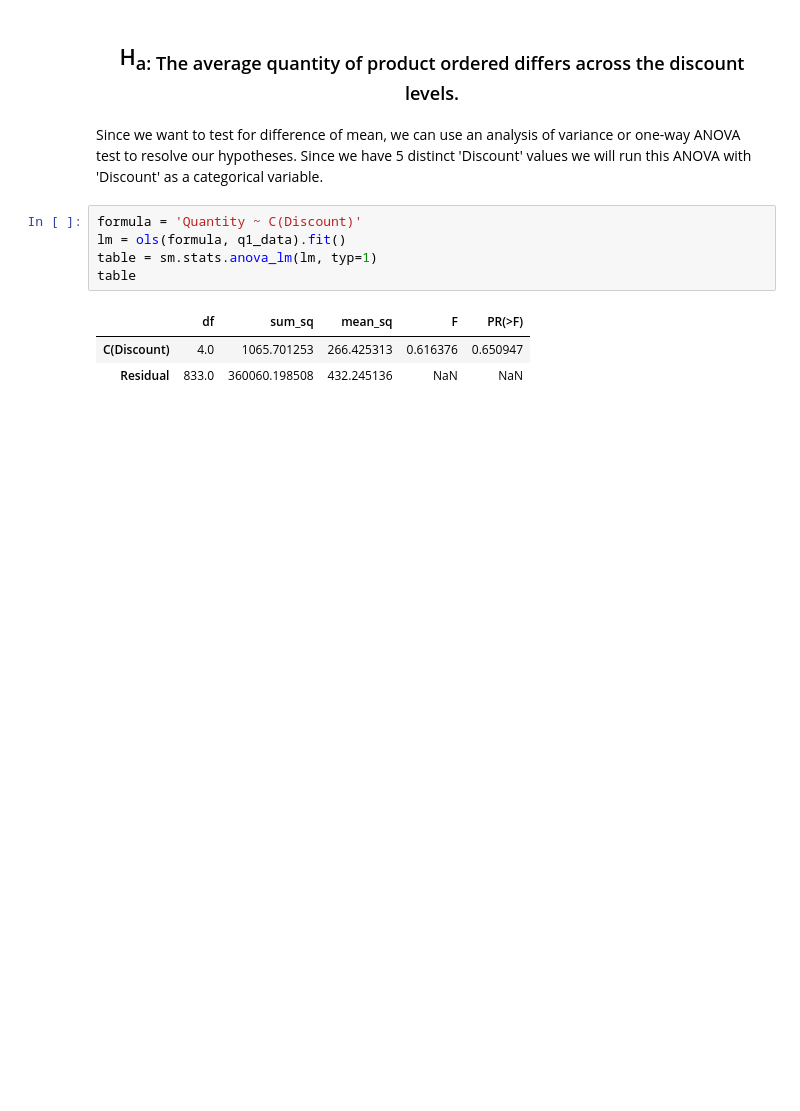
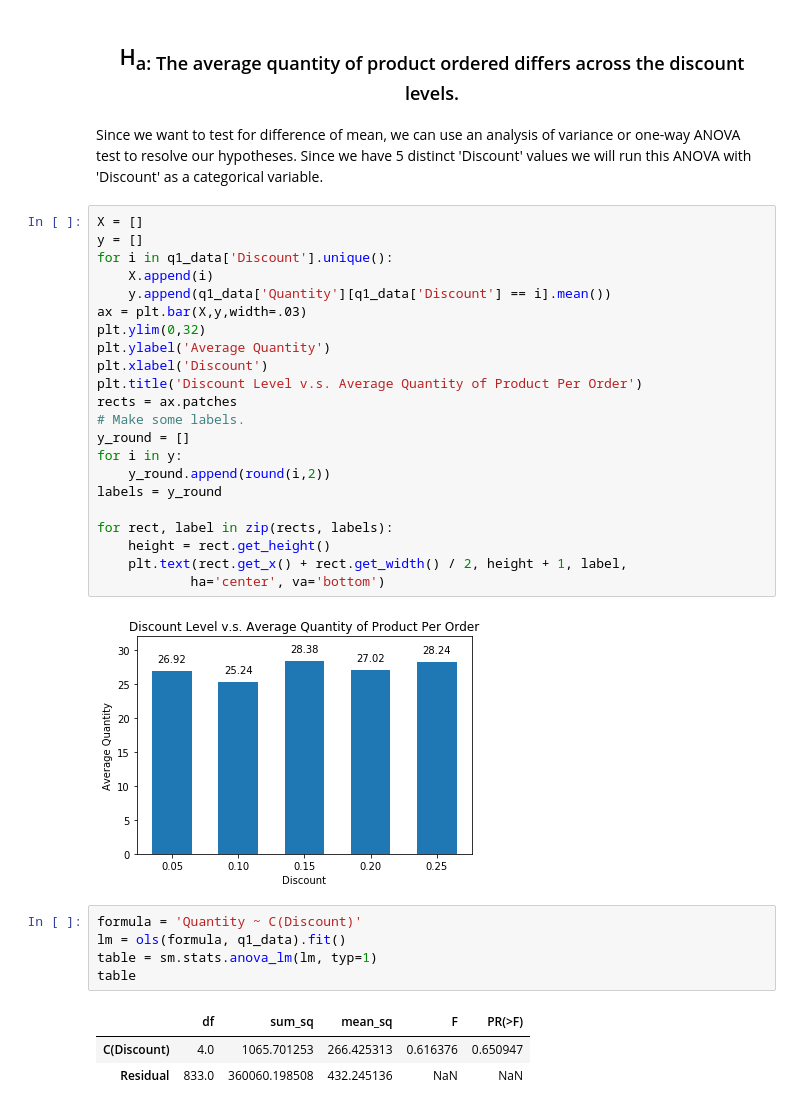
Before and after one commit to matthewsparr/Northwind-Database-Hypothesis-Testing, a Jupyter notebook: project.ipynb, the cells around one changed output. Drawn from its saved outputs; the diff is of its cells as text; blank space fills up the shorter version.

```diff
--- a/project.ipynb
+++ b/project.ipynb
@@ -165,6 +183,30 @@ For this second part of the question, we will need another null and alternative
 ## <center>H<sub>a: The average quantity of product ordered differs across the discount levels.
 # %% [markdown]
 Since we want to test for difference of mean, we can use an analysis of variance or one-way ANOVA test to resolve our hypotheses. Since we have 5 distinct 'Discount' values we will run this ANOVA with 'Discount' as a categorical variable.
+# %%
+X = []
+y = []
+for i in q1_data['Discount'].unique():
+    X.append(i)
+    y.append(q1_data['Quantity'][q1_data['Discount'] == i].mean())
+ax = plt.bar(X,y,width=.03)
+plt.ylim(0,32)
+plt.ylabel('Average Quantity')
+plt.xlabel('Discount')
+plt.title('Discount Level v.s. Average Quantity of Product Per Order')
+rects = ax.patches
+# Make some labels.
+y_round = []
+for i in y:
+    y_round.append(round(i,2))
+labels = y_round
+
+for rect, label in zip(rects, labels):
+    height = rect.get_height()
+    plt.text(rect.get_x() + rect.get_width() / 2, height + 1, label,
+            ha='center', va='bottom')
+# %% [output]
+[figure, added]
 # %%
 formula = 'Quantity ~ C(Discount)'
 lm = ols(formula, q1_data).fit()
```
Also changed, not shown: parts of 10 cells of this notebook.
